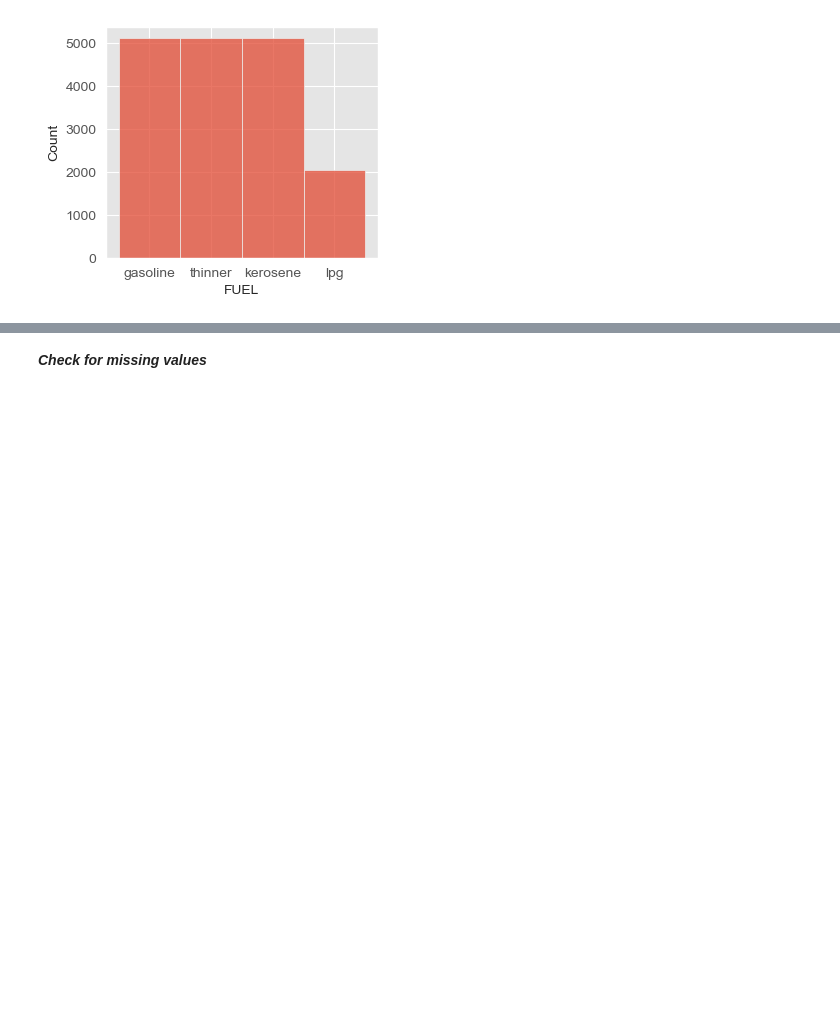
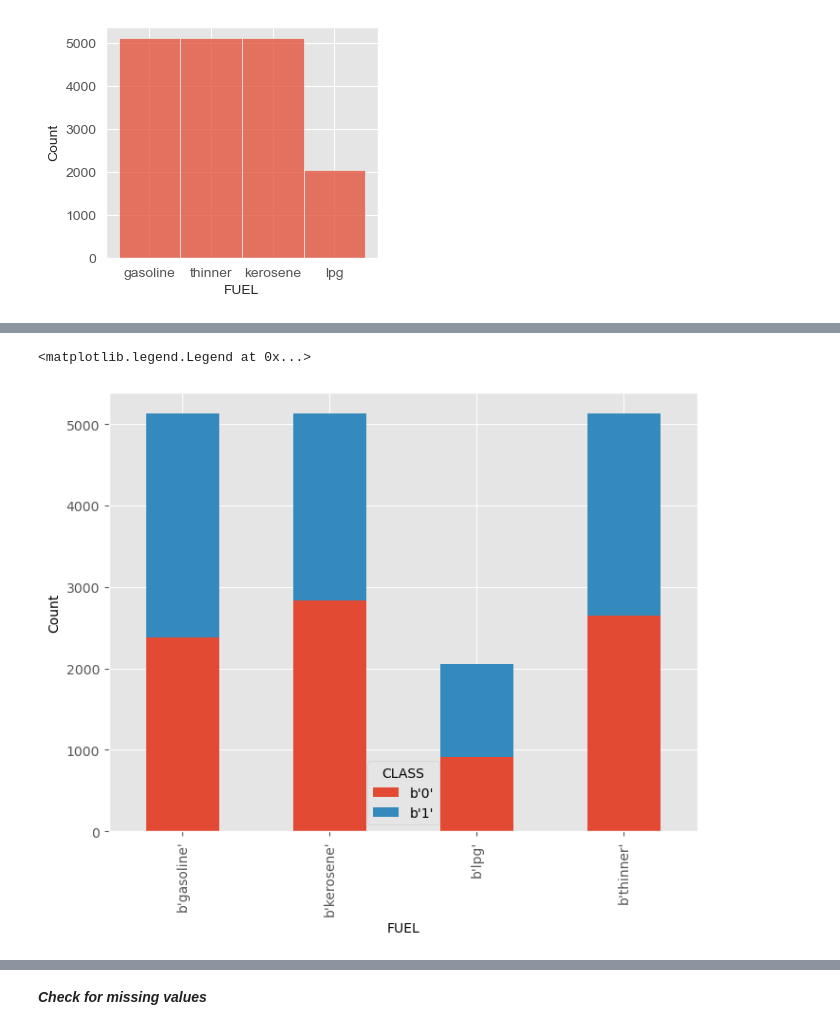
Before and after one commit to andre13l/iart-proj, a Jupyter notebook: Projeto2/proj.ipynb, the cells around one changed output, grey strips where cells are left out. Drawn from its saved outputs; the diff is of its cells as text; code cells hidden in the pictures; blank space fills up the shorter version.

```diff
--- a/Projeto2/proj.ipynb
+++ b/Projeto2/proj.ipynb
@@ -85,0 +114,9 @@ sb.histplot(df.FUEL)
+# %%
+cross_tab = pd.crosstab(df['FUEL'], df['CLASS'])
+cross_tab.plot(kind='bar', stacked=True, figsize=(8, 6))
+plt.xlabel('FUEL')
+plt.ylabel('Count')
+plt.legend(title='CLASS')
+# %% [output]
+<matplotlib.legend.Legend at 0x...>
+[figure, added]
```
Also changed, not shown: parts of 18 cells of this notebook.
